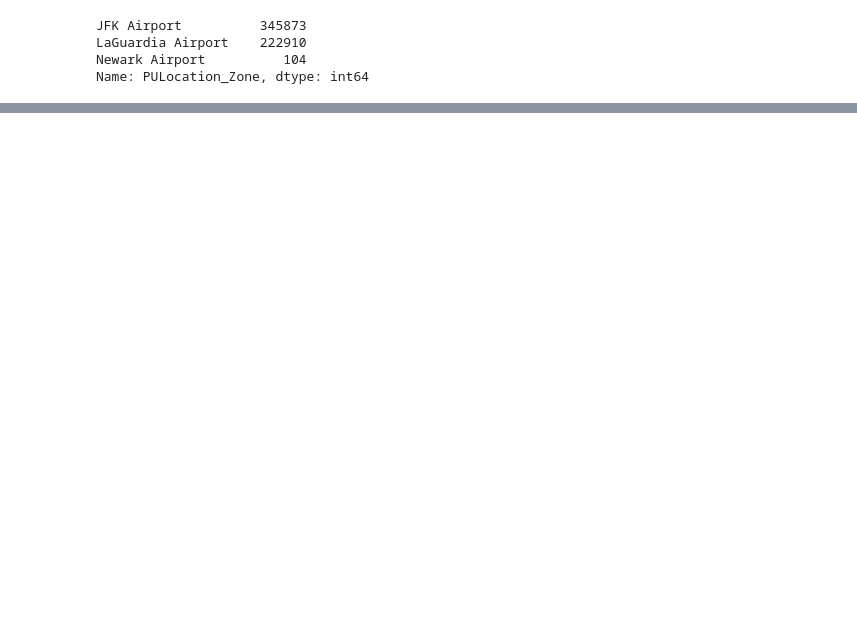
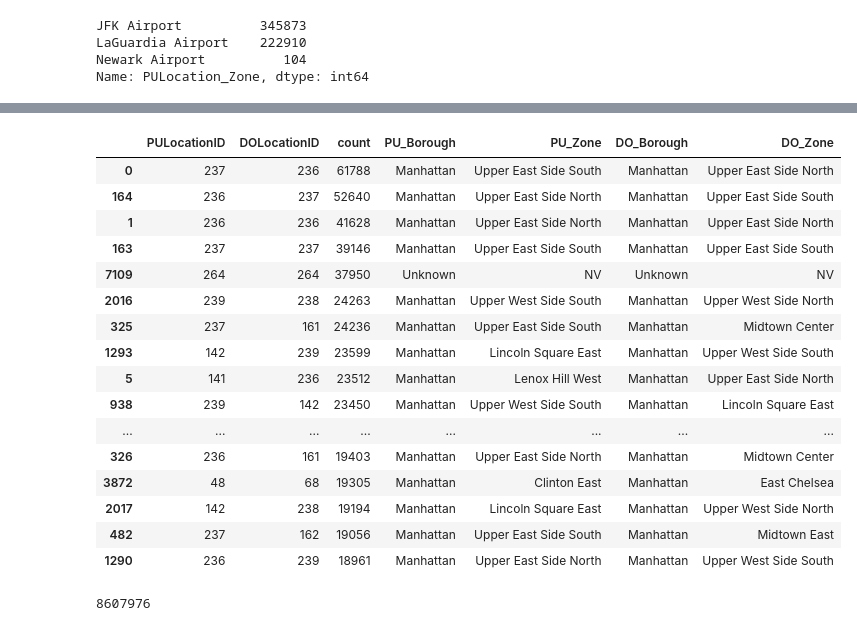
Before and after one commit to MarkusMueller-DS/NYC-Taxi-Trips, a Jupyter notebook: NYC-Taxi-Exploration.ipynb, the cells around one changed output, grey strips where cells are left out. Drawn from its saved outputs; the diff is of its cells as text; code cells hidden in the pictures; blank space fills up the shorter version.

```diff
--- a/NYC-Taxi-Exploration.ipynb
+++ b/NYC-Taxi-Exploration.ipynb
@@ -1343,0 +1241,35 @@ df_airports.to_parquet("NYC_airports_data.parquet")
+# %%
+df_route = df_route.merge(df_zone_lookup, left_on='PULocationID', right_on='LocationID')
+df_route.drop(columns=['service_zone', 'LocationID'], inplace=True)
+# %%
+df_route.rename(columns={'Borough': 'PU_Borough', 'Zone': 'PU_Zone'}, inplace=True)
+# %%
+df_route = df_route.merge(df_zone_lookup, left_on='DOLocationID', right_on='LocationID')
+df_route.drop(columns=['service_zone', 'LocationID'], inplace=True)
+df_route.rename(columns={'Borough': 'DO_Borough', 'Zone': 'DO_Zone'}, inplace=True)
+# %%
+df_route.sort_values('count', ascending=False, inplace=True)
+# %%
+df_route.head(20)
+# %% [output]
+|  | PULocationID | DOLocationID | count | PU_Borough | PU_Zone | DO_Borough | DO_Zone |
+| 0 | 237 | 236 | 61788 | Manhattan | Upper East Side South | Manhattan | Upper East Side North |
+| 164 | 236 | 237 | 52640 | Manhattan | Upper East Side North | Manhattan | Upper East Side South |
+| 1 | 236 | 236 | 41628 | Manhattan | Upper East Side North | Manhattan | Upper East Side North |
+| 163 | 237 | 237 | 39146 | Manhattan | Upper East Side South | Manhattan | Upper East Side South |
+| 7109 | 264 | 264 | 37950 | Unknown | NV | Unknown | NV |
+| 2016 | 239 | 238 | 24263 | Manhattan | Upper West Side South | Manhattan | Upper West Side North |
+| 325 | 237 | 161 | 24236 | Manhattan | Upper East Side South | Manhattan | Midtown Center |
+| 1293 | 142 | 239 | 23599 | Manhattan | Lincoln Square East | Manhattan | Upper West Side South |
+| 5 | 141 | 236 | 23512 | Manhattan | Lenox Hill West | Manhattan | Upper East Side North |
+| 938 | 239 | 142 | 23450 | Manhattan | Upper West Side South | Manhattan | Lincoln Square East |
+| ... | ... | ... | ... | ... | ... | ... | ... |
+| 326 | 236 | 161 | 19403 | Manhattan | Upper East Side North | Manhattan | Midtown Center |
+| 3872 | 48 | 68 | 19305 | Manhattan | Clinton East | Manhattan | East Chelsea |
+| 2017 | 142 | 238 | 19194 | Manhattan | Lincoln Square East | Manhattan | Upper West Side North |
+| 482 | 237 | 162 | 19056 | Manhattan | Upper East Side South | Manhattan | Midtown East |
+| 1290 | 236 | 239 | 18961 | Manhattan | Upper East Side North | Manhattan | Upper West Side South |
+# %%
+df_route['count'].sum()
+# %% [output]
+8607976
```
Also changed, not shown: parts of 19 cells of this notebook, 1 other file.
